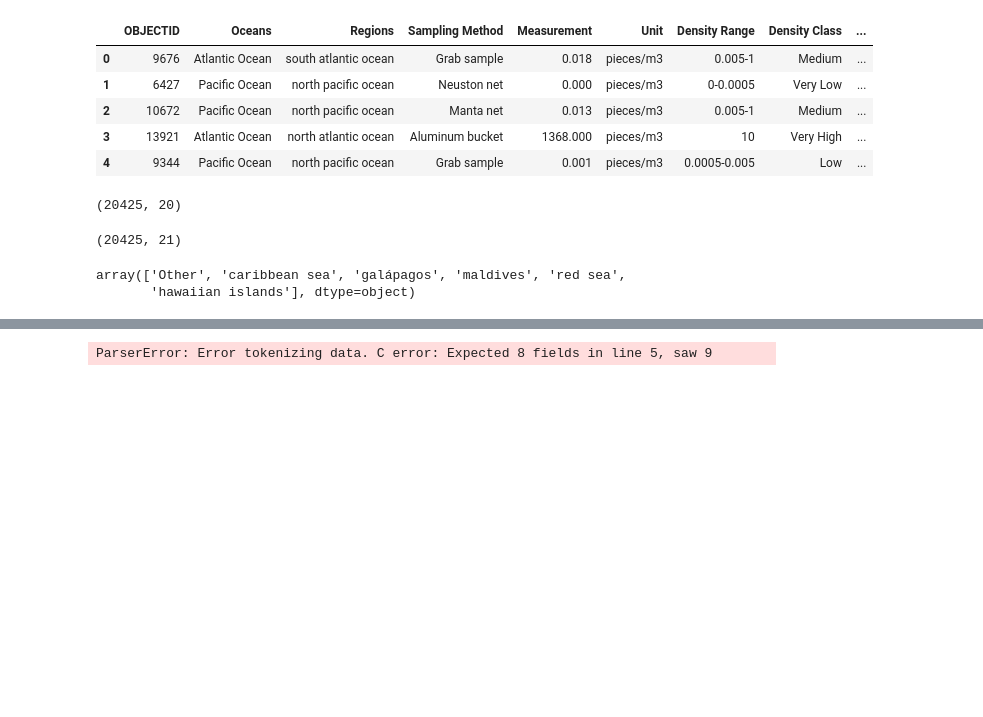
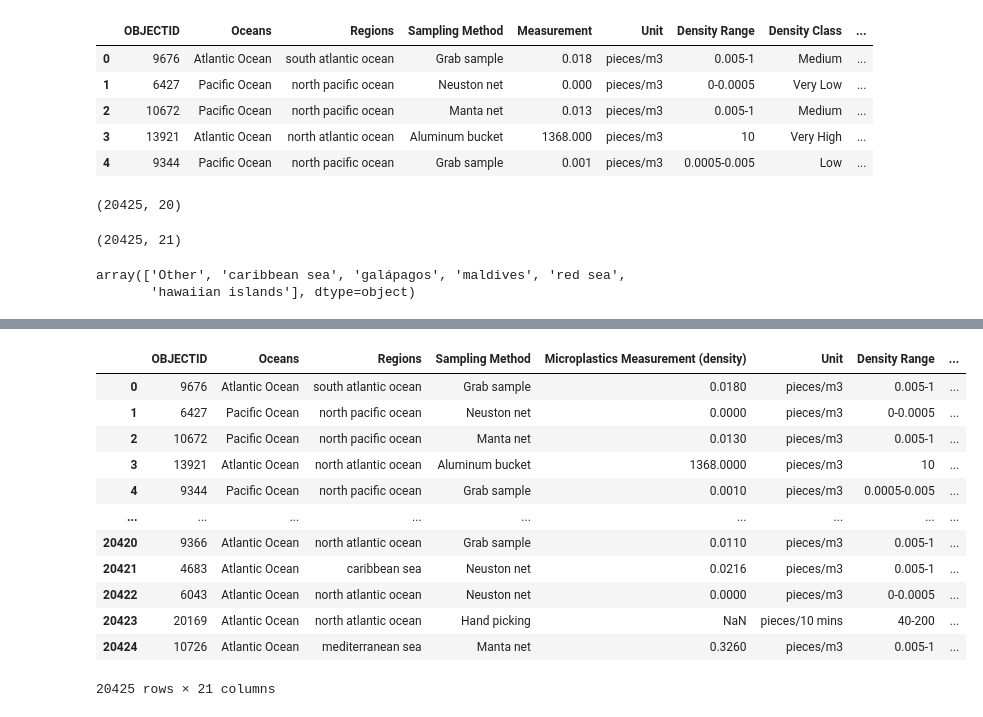
Before and after one commit to Beatriz-mij/Proyecto-PowerBI-MOD4, a Jupyter notebook: Union.ipynb, the cells around one changed output, grey strips where cells are left out. Cells and saved outputs as stored; diff of their text form; code cells hidden in the pictures; blank space fills up the shorter version.

```diff
--- a/Union.ipynb
+++ b/Union.ipynb
@@ -73,3 +73,14 @@ df_marine['Location'].unique()
 # %% [output]
 array(['Other', 'caribbean sea', 'galápagos', 'maldives', 'red sea',
        'hawaiian islands'], dtype=object)
+# %%
+df_marine = df_marine.rename(columns={'Measurement': 'Microplastics Measurement (density)'})
+# %%
+df_marine = df_marine.rename(columns={'Density Class':'Concentration Class'})
+# %%
+# Separar la columna 'Date' en fecha y hora por el espacio
+# En caso de que alguna fila no tenga espacio, la función llenará con NaN
+df_marine[['Date_Only', 'Time_Only']] = df_marine['Date'].str.split(' ', expand=True, n=1)
+
+# Verificar el resultado
+print(df_marine[['Date_Only', 'Time_Only']].head())
@@ -75,0 +94,18 @@ array(['Other', 'caribbean sea', 'galápagos', 'maldives', 'red sea',
+# %%
+df_marine = df_marine.drop(columns=["Time_Only", "Date"])
+# %%
+df_marine
+# %% [output]
+|  | OBJECTID | Oceans | Regions | Sampling Method | Microplastics Measurement (density) | Unit | Density Range | ... |
+| 0 | 9676 | Atlantic Ocean | south atlantic ocean | Grab sample | 0.0180 | pieces/m3 | 0.005-1 | ... |
+| 1 | 6427 | Pacific Ocean | north pacific ocean | Neuston net | 0.0000 | pieces/m3 | 0-0.0005 | ... |
+| 2 | 10672 | Pacific Ocean | north pacific ocean | Manta net | 0.0130 | pieces/m3 | 0.005-1 | ... |
+| 3 | 13921 | Atlantic Ocean | north atlantic ocean | Aluminum bucket | 1368.0000 | pieces/m3 | 10 | ... |
+| 4 | 9344 | Pacific Ocean | north pacific ocean | Grab sample | 0.0010 | pieces/m3 | 0.0005-0.005 | ... |
+| ... | ... | ... | ... | ... | ... | ... | ... | ... |
+| 20420 | 9366 | Atlantic Ocean | north atlantic ocean | Grab sample | 0.0110 | pieces/m3 | 0.005-1 | ... |
+| 20421 | 4683 | Atlantic Ocean | caribbean sea | Neuston net | 0.0216 | pieces/m3 | 0.005-1 | ... |
+| 20422 | 6043 | Atlantic Ocean | north atlantic ocean | Neuston net | 0.0000 | pieces/m3 | 0-0.0005 | ... |
+| 20423 | 20169 | Atlantic Ocean | north atlantic ocean | Hand picking | NaN | pieces/10 mins | 40-200 | ... |
+| 20424 | 10726 | Atlantic Ocean | mediterranean sea | Manta net | 0.3260 | pieces/m3 | 0.005-1 | ... |
+20425 rows × 21 columns
@@ -76,8 +116,7 @@ array(['Other', 'caribbean sea', 'galápagos', 'maldives', 'red sea',
 # %%
 # Unir CSVs
 # %%
-df1 = pd.read_csv("files/clean_files(galapa, china, granreef)/Galapagos.csv", encoding="latin1")
-#df2 = pd.read_csv('files/clean_files(galapa,china,granreef)/Great_Barrier_Reef.csv')
-#df3 = pd.read_csv('files/clean_files(galapa,china,granreef)/South_China_Sea.csv')
+df1 = pd.read_csv("files/clean_files(galapa, china, granreef)/Galapagoscolum.csv")
+df2 = pd.read_csv("files/clean_files(galapa, china, granreef)/Great_Barrier_Reefcolum.csv")
+df3 = pd.read_csv("files/clean_files(galapa, china, granreef)/South_China_Seacolum.csv")
+df4 = pd.read_csv("Microplastic_marine.csv")
-# %% [output]
-ParserError: Error tokenizing data. C error: Expected 8 fields in line 5, saw 9
```
Also changed, not shown: parts of 20 cells of this notebook, 15 other files.
